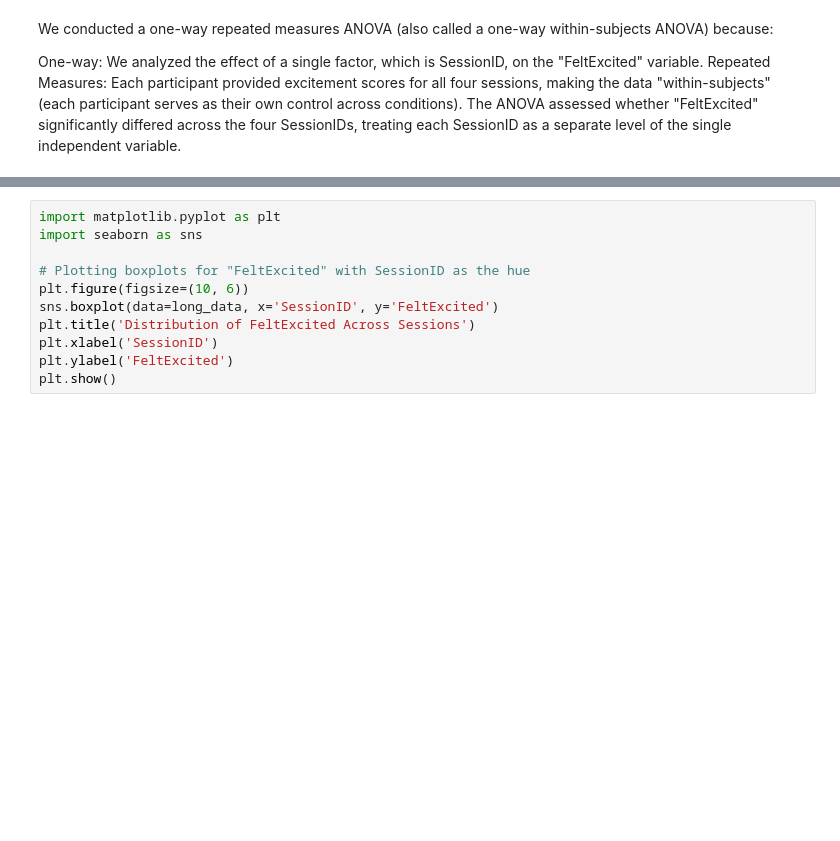
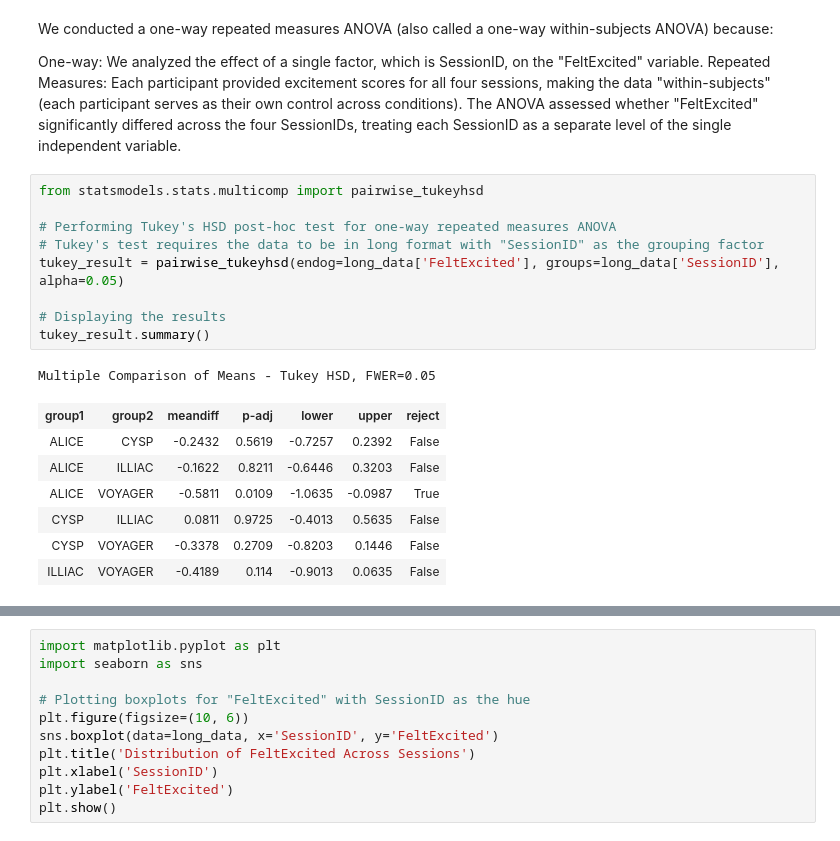
Before and after one commit to Elmir-Zeynalov/User-Studies, a Jupyter notebook: User-Studies-During.ipynb, the cells around one changed output, grey strips where cells are left out. Cells and saved outputs as stored; diff of their text form; blank space fills up the shorter version.

```diff
--- a/User-Studies-During.ipynb
+++ b/User-Studies-During.ipynb
@@ -71,3 +71,21 @@ We conducted a one-way repeated measures ANOVA (also called a one-way within-sub
 One-way: We analyzed the effect of a single factor, which is SessionID, on the "FeltExcited" variable.
 Repeated Measures: Each participant provided excitement scores for all four sessions, making the data "within-subjects" (each participant serves as their own control across conditions).
 The ANOVA assessed whether "FeltExcited" significantly differed across the four SessionIDs, treating each SessionID as a separate level of the single independent variable.
+# %%
+from statsmodels.stats.multicomp import pairwise_tukeyhsd
+
+# Performing Tukey's HSD post-hoc test for one-way repeated measures ANOVA
+# Tukey's test requires the data to be in long format with "SessionID" as the grouping factor
+tukey_result = pairwise_tukeyhsd(endog=long_data['FeltExcited'], groups=long_data['SessionID'], alpha=0.05)
+
+# Displaying the results
+tukey_result.summary()
+# %% [output]
+Multiple Comparison of Means - Tukey HSD, FWER=0.05
+| group1 | group2 | meandiff | p-adj | lower | upper | reject |
+| ALICE | CYSP | -0.2432 | 0.5619 | -0.7257 | 0.2392 | False |
+| ALICE | ILLIAC | -0.1622 | 0.8211 | -0.6446 | 0.3203 | False |
+| ALICE | VOYAGER | -0.5811 | 0.0109 | -1.0635 | -0.0987 | True |
+| CYSP | ILLIAC | 0.0811 | 0.9725 | -0.4013 | 0.5635 | False |
+| CYSP | VOYAGER | -0.3378 | 0.2709 | -0.8203 | 0.1446 | False |
+| ILLIAC | VOYAGER | -0.4189 | 0.114 | -0.9013 | 0.0635 | False |
```
Also changed, not shown: parts of 4 cells of this notebook.
